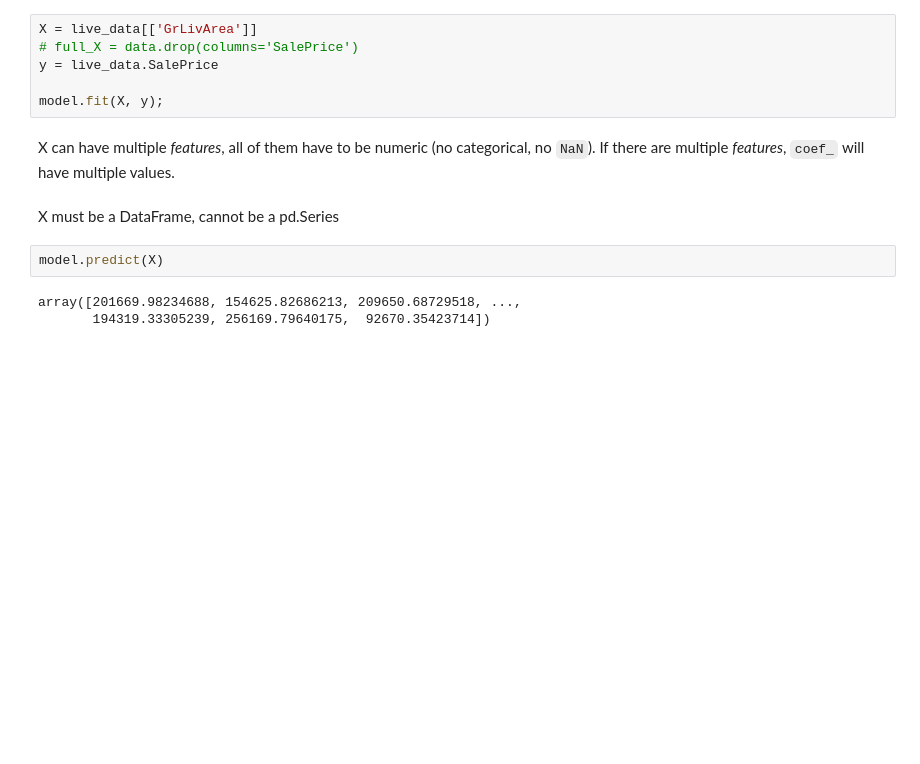
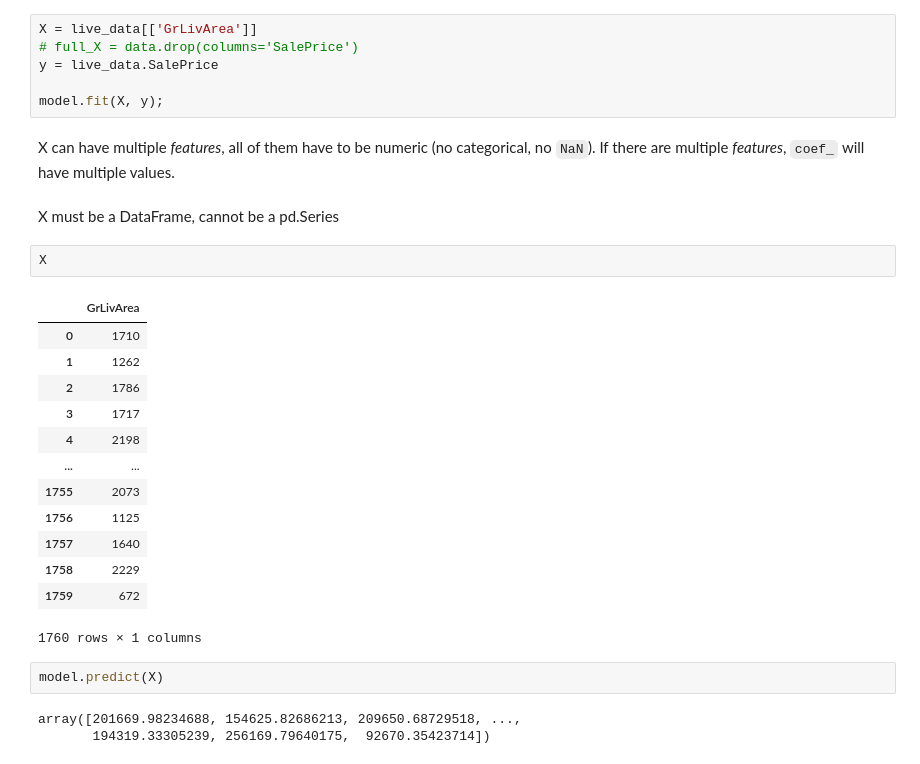
Before and after one commit to solerog/datascience978, a Jupyter notebook: notes/d15-machinelearningbasics.ipynb, the cells around one changed output. Cells and saved outputs as stored; diff of their text form; blank space fills up the shorter version.

```diff
--- a/notes/d15-machinelearningbasics.ipynb
+++ b/notes/d15-machinelearningbasics.ipynb
@@ -47,6 +47,22 @@ X can have multiple *features*, all of them have to be numeric (no categorical,
 If there are multiple *features*, `coef_` will have multiple values.
 # %% [markdown]
 X must be a DataFrame, cannot be a pd.Series
+# %%
+X
+# %% [output]
+|  | GrLivArea |
+| 0 | 1710 |
+| 1 | 1262 |
+| 2 | 1786 |
+| 3 | 1717 |
+| 4 | 2198 |
+| ... | ... |
+| 1755 | 2073 |
+| 1756 | 1125 |
+| 1757 | 1640 |
+| 1758 | 2229 |
+| 1759 | 672 |
+1760 rows × 1 columns
 # %%
 model.predict(X)
 # %% [output]
```
Also changed, not shown: 2 other files.
